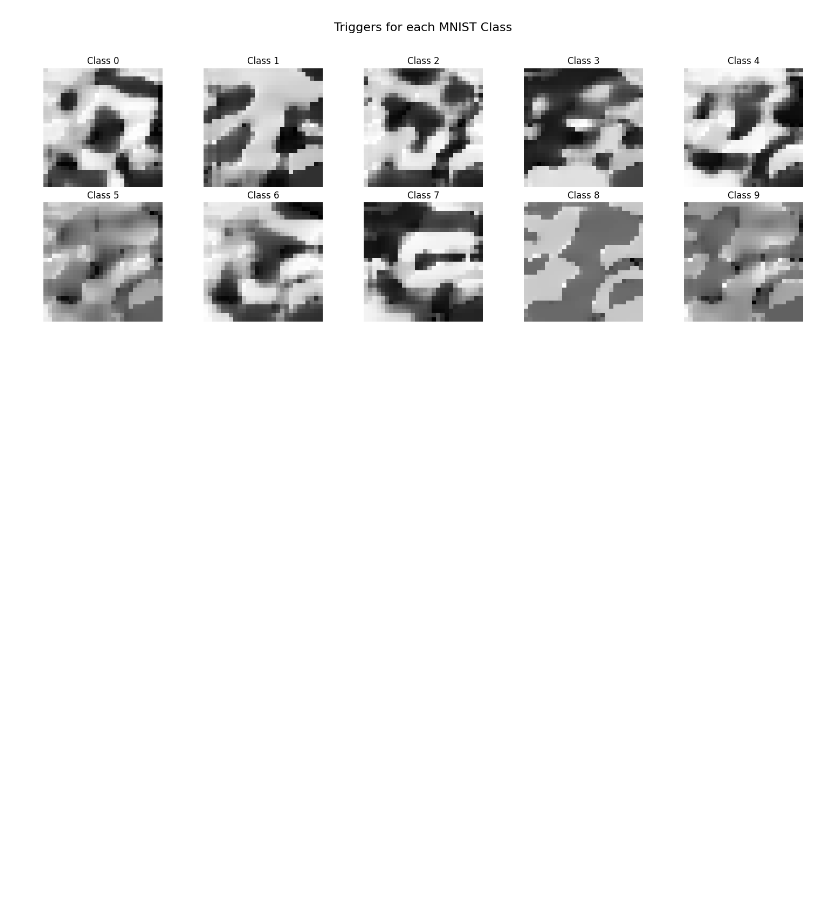
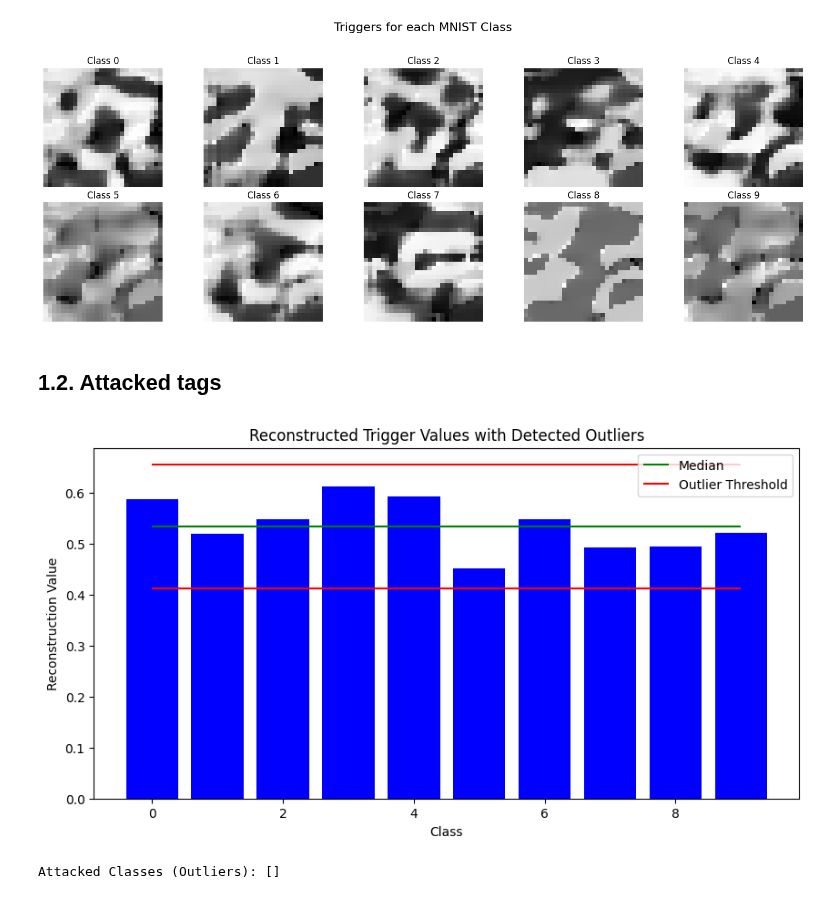
Before and after one commit to moshafieeha/Deep-Learning-Mini-Projects, a Jupyter notebook: Security in Classification.ipynb, the cells around one changed output. Drawn from its saved outputs; the diff is of its cells as text; code cells hidden in the pictures; blank space fills up the shorter version.

Commit message:
Finding attacked tags

```diff
--- a/Security in Classification.ipynb
+++ b/Security in Classification.ipynb
@@ -171,3 +174,39 @@ Class 9, Epoch 70, Loss: 2.409026861190796
 Class 9, Epoch 80, Loss: 2.40887713432312
 Class 9, Epoch 90, Loss: 2.408745288848877
 [figure]
+# %% [markdown]
+## 1.2. Attacked tags
+# %%
+def median_absolute_deviation(data):
+    median = np.median(data)
+    deviations = np.abs(data - median)
+    mad = np.median(deviations)
+    return mad, median
+
+# Simulate reconstruction values for 10 classes
+np.random.seed(0)
+data = np.random.normal(loc=0.5, scale=0.05, size=10)
+# data[2] += 0.5  # Simulate an outlier (attacked class)
+# data[7] += 0.4  # Simulate another outlier (attacked class)
+
+# Calculate MAD and identify outliers
+mad, median = median_absolute_deviation(data)
+threshold = 3 * mad  # Define threshold for outliers
+
+outliers = np.where(np.abs(data - median) > threshold)[0]  # Identify outlier indices
+
+# Plotting the results
+plt.figure(figsize=(10, 5))
+plt.bar(range(10), data, color='blue')
+plt.xlabel('Class')
+plt.ylabel('Reconstruction Value')
+plt.hlines(median, xmin=0, xmax=9, color='green', label='Median')
+plt.hlines([median + threshold, median - threshold], xmin=0, xmax=9, colors='red', label='Outlier Threshold')
+plt.legend()
+plt.title('Reconstructed Trigger Values with Detected Outliers')
+plt.show()
+
+print("Attacked Classes (Outliers):", outliers)
+# %% [output]
+[figure, added]
+Attacked Classes (Outliers): []
```
Also changed, not shown: parts of 4 cells of this notebook.
